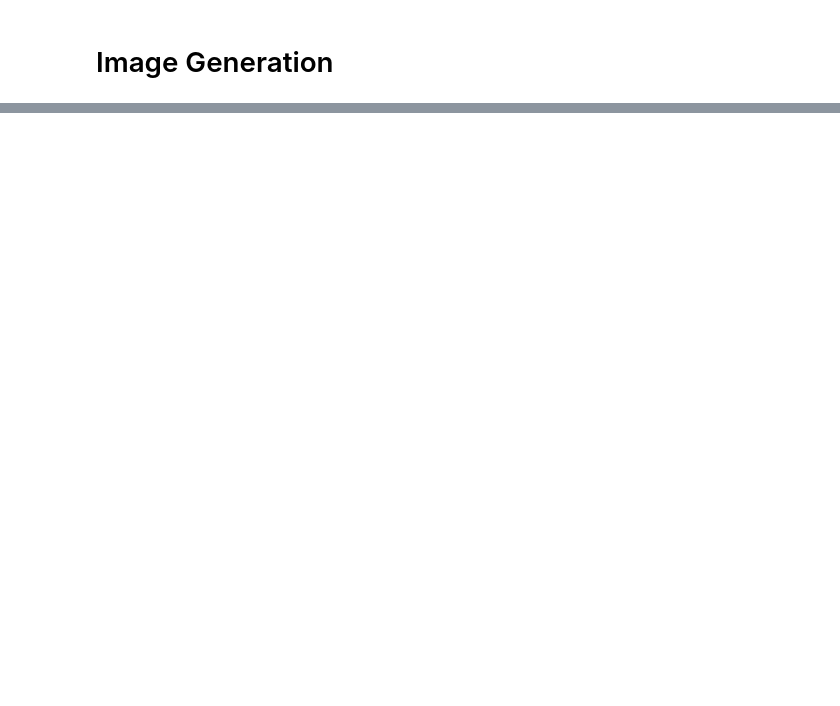
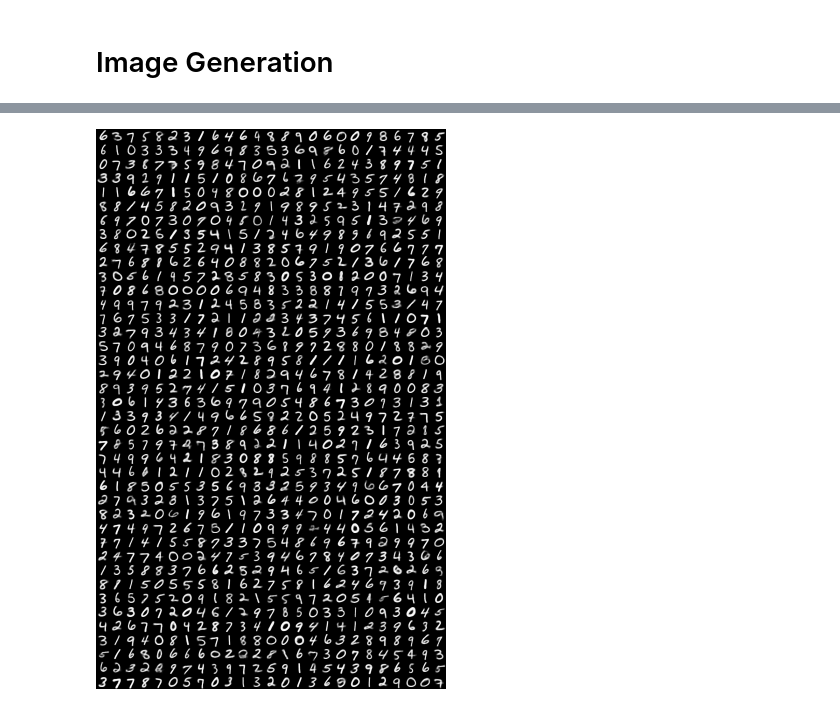
Before and after one commit to RuiShu/variational-autoencoder, a Jupyter notebook: visualization/mnist_gmm_vae.ipynb, the cells around one changed output, grey strips where cells are left out. Cells and saved outputs as stored; diff of their text form; code cells hidden in the pictures; blank space fills up the shorter version.

```diff
--- a/visualization/mnist_gmm_vae.ipynb
+++ b/visualization/mnist_gmm_vae.ipynb
@@ -68,0 +95,8 @@ itorch.image(recon:reshape(N, 1, 28, 28))
+# %%
+pmu, plv = unpack(pmulv:split(1000, 2))
+recon = vae.decoder:forward(pmu[1])
+recon = recon:reshape(1000, 28, 28)
+images = grid.stack(recon, 40, 25)
+itorch.image(images)
+# %% [output]
+[figure, added]
```
Also changed, not shown: parts of 13 cells of this notebook, 3 other files.
